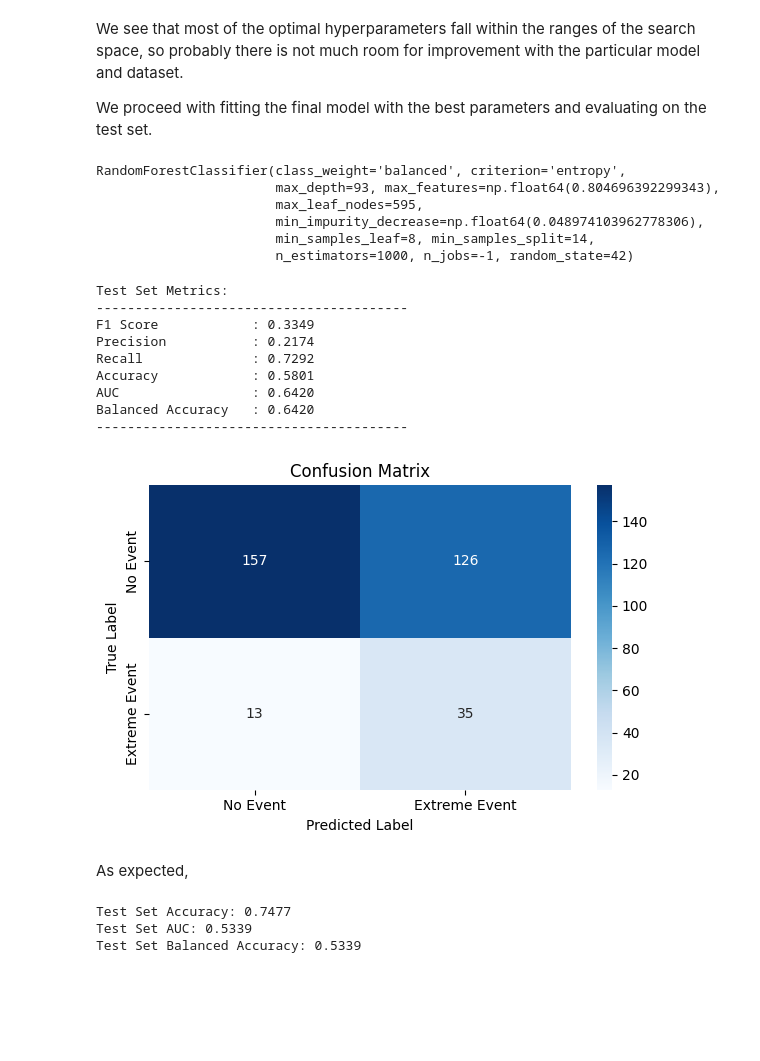
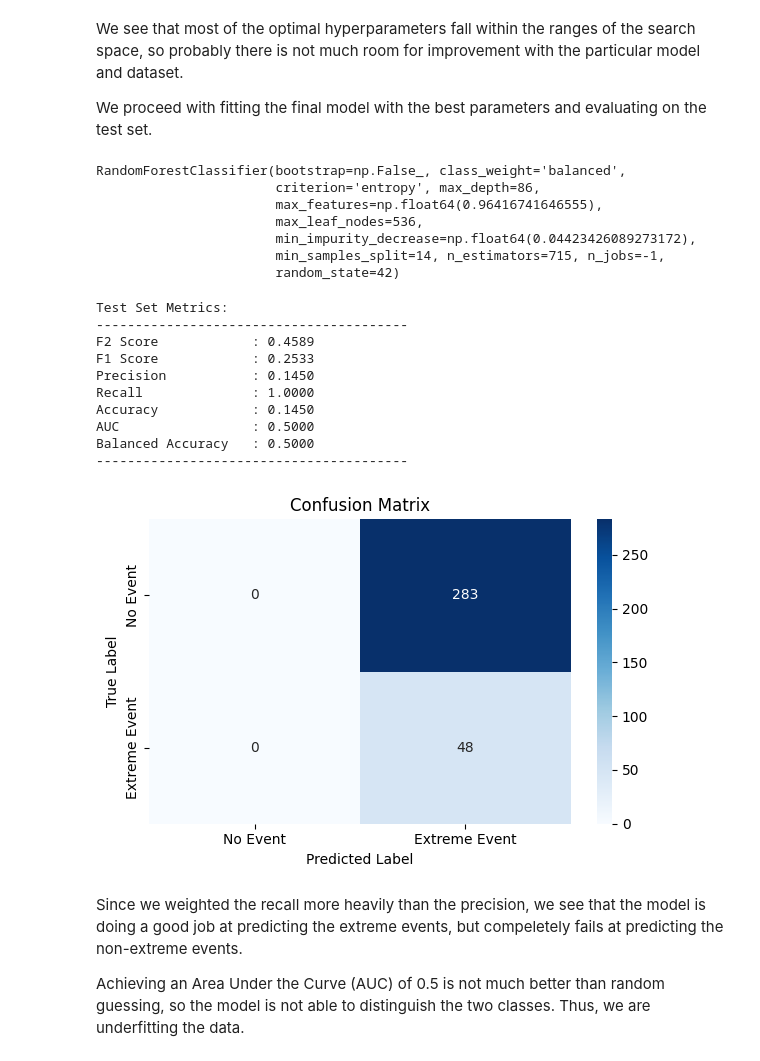
Before and after one commit to nmourdo/extreme_event_prediction, a Jupyter notebook: report.ipynb, the cells around one changed output. Drawn from its saved outputs; the diff is of its cells as text; code cells hidden in the pictures; blank space fills up the shorter version.

Commit message:
Completed random forest

```diff
--- a/report.ipynb
+++ b/report.ipynb
@@ -156,7 +148,7 @@ stock_prices.head()
 We continue by splitting the data into training, validation and test sets.
 # %%
 # Extract features and labels
-features = stock_prices[['Open', 'High', 'Low', 'Close', 'Volume', 'Daily_Returns', 'rolling_volatility', 'relative_volume', 'VIX']]
+features = stock_prices[['Open', 'High', 'Low', 'Close', 'Volume', 'Daily_Returns']]
 labels = stock_prices['Extreme_Event'].astype(int)  # Target variable
 
 # Define train/val/test split ratios
@@ -331,11 +347,11 @@ best_params['max_depth'] = int(best_params['max_depth'])
 best_params['min_samples_split'] = int(best_params['min_samples_split'])
 best_params['min_samples_leaf'] = int(best_params['min_samples_leaf'])
 best_params['max_leaf_nodes'] = int(best_params['max_leaf_nodes'])
-best_params['criterion'] = criterion_choices[int(best_params['criterion'])]
-best_params['class_weight'] = class_weight_choices[int(best_params['class_weight'])]
+best_params['class_weight'] = class_weight_options[int(best_params['class_weight'])]
+best_params['criterion'] = criterion_options[int(best_params['criterion'])]
+best_params['bootstrap'] = best_params['bootstrap'] == True
+
 best_params.update({
-    'bootstrap': True,
-    'class_weight': best_params['class_weight'],
     'random_state': 42,
     'n_jobs': -1
 })
@@ -343,12 +359,13 @@ best_params.update({
 final_model = RandomForestClassifier(**best_params)
 final_model.fit(X_train.values, y_train.values.astype(int))
 # %% [output]
-RandomForestClassifier(class_weight='balanced', criterion='entropy',
-                       max_depth=93, max_features=np.float64(0.804696392299343),
-                       max_leaf_nodes=595,
-                       min_impurity_decrease=np.float64(0.048974103962778306),
-                       min_samples_leaf=8, min_samples_split=14,
-                       n_estimators=1000, n_jobs=-1, random_state=42)
+RandomForestClassifier(bootstrap=np.False_, class_weight='balanced',
+                       criterion='entropy', max_depth=86,
+                       max_features=np.float64(0.96416741646555),
+                       max_leaf_nodes=536,
+                       min_impurity_decrease=np.float64(0.04423426089273172),
+                       min_samples_split=14, n_estimators=715, n_jobs=-1,
+                       random_state=42)
 # %%
 import seaborn as sns
 import matplotlib.pyplot as plt
@@ -361,51 +378,46 @@ y_true = y_test.values.astype(int)
 
 # Calculate metrics
 metrics = {
-    'F1 Score': f1_score(y_true, y_pred),
+    'F2 Score': fbeta_score(y_true, y_pred, beta=2),
+    'F1 Score': fbeta_score(y_true, y_pred, beta=1),
     'Precision': precision_score(y_true, y_pred),
     'Recall': recall_score(y_true, y_pred),
     'Accuracy': accuracy_score(y_true, y_pred),
     'AUC': roc_auc_score(y_true, y_pred),
     'Balanced Accuracy': balanced_accuracy_score(y_true, y_pred)
 }
 
 # Print metrics in a organized way
 print("Test Set Metrics:")
 print("-" * 40)
 for metric, value in metrics.items():
     print(f"{metric:20s}: {value:.4f}")
 print("-" * 40)
 
 # Plot confusion matrix using seaborn
 plt.figure(figsize=(6, 4))
 cm = confusion_matrix(y_true, y_pred)
 sns.heatmap(cm, annot=True, fmt='d', cmap='Blues',
             xticklabels=['No Event', 'Extreme Event'],
             yticklabels=['No Event', 'Extreme Event'])
 plt.title('Confusion Matrix')
 plt.ylabel('True Label')
 plt.xlabel('Predicted Label')
 plt.tight_layout()
 plt.show()
 # %% [output]
 Test Set Metrics:
 ----------------------------------------
-F1 Score            : 0.3349
-Precision           : 0.2174
-Recall              : 0.7292
-Accuracy            : 0.5801
-AUC                 : 0.6420
-Balanced Accuracy   : 0.6420
+F2 Score            : 0.4589
+F1 Score            : 0.2533
+Precision           : 0.1450
+Recall              : 1.0000
+Accuracy            : 0.1450
+AUC                 : 0.5000
+Balanced Accuracy   : 0.5000
 ----------------------------------------
-[figure, old version]
+[figure, new version]
-# %% [markdown]
-As expected,
-# %%
-from sklearn.metrics import accuracy_score, roc_auc_score, balanced_accuracy_score
-print(f"Test Set Accuracy: {accuracy_score(y_test.values.astype(int), y_pred):.4f}")
-print(f"Test Set AUC: {roc_auc_score(y_test.values.astype(int), y_pred):.4f}")
-print(f"Test Set Balanced Accuracy: {balanced_accuracy_score(y_test.values.astype(int), y_pred):.4f}")
-# %% [output]
-Test Set Accuracy: 0.7477
-Test Set AUC: 0.5339
-Test Set Balanced Accuracy: 0.5339
+# %% [markdown]
+Since we weighted the recall more heavily than the precision, we see that the model is doing a good job at predicting the extreme events, but compeletely fails at predicting the non-extreme events.
+
+Achieving an Area Under the Curve (AUC) of 0.5 is not much better than random guessing, so the model is not able to distinguish the two classes. Thus, we are underfitting the data.
```
Also changed, not shown: parts of 16 cells of this notebook, 1 other file.
